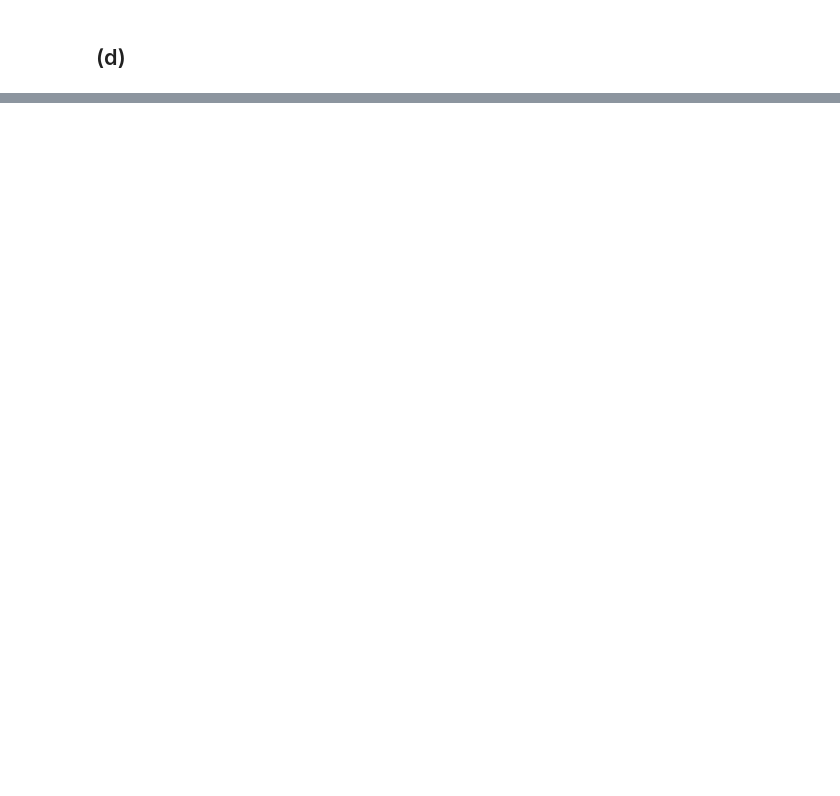
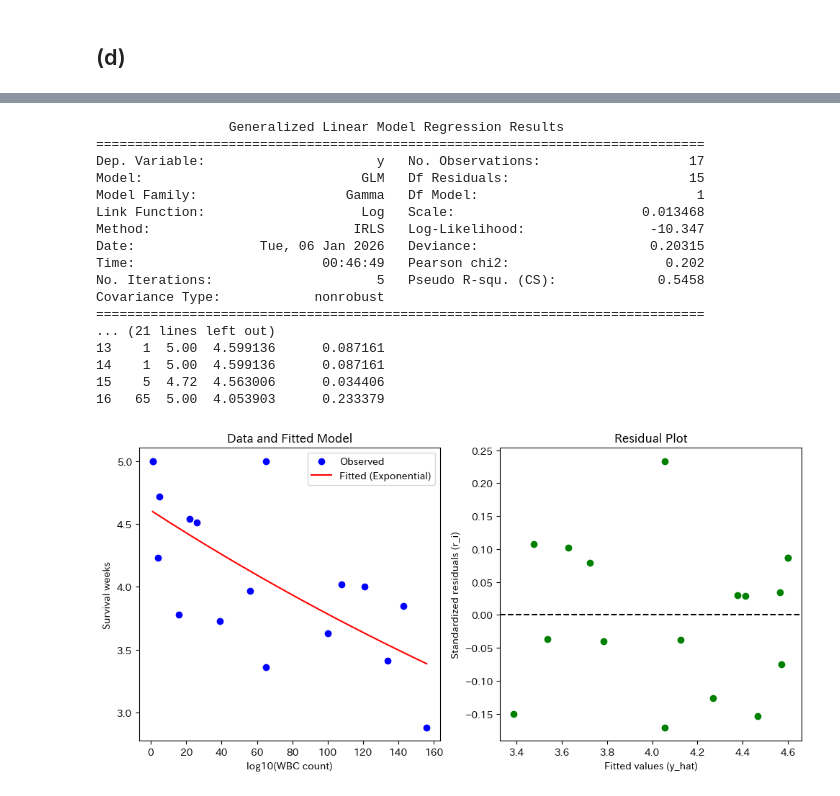
Before and after one commit to fesibisyatta/introduction-to-glm, a Jupyter notebook: 第4章/演習問題4.1.ipynb, the cells around one changed output, grey strips where cells are left out. Drawn from its saved outputs; the diff is of its cells as text; code cells hidden in the pictures; blank space fills up the shorter version.

```diff
--- a/第4章/演習問題4.1.ipynb
+++ b/第4章/演習問題4.1.ipynb
@@ -110,0 +183,74 @@ print(
+# %%
+import numpy as np
+import pandas as pd
+import statsmodels.api as sm
+import matplotlib.pyplot as plt
+
+# 1. データの入力
+# x: log10(白血球数), y: 生存週数
+data = {
+    'x': [65, 156, 100, 134, 16, 108, 121, 4, 39, 143, 56, 26, 22, 1, 1, 5, 65],
+    'y': [3.36, 2.88, 3.63, 3.41, 3.78, 4.02, 4.00, 4.23, 3.73, 3.85, 3.97, 4.51, 4.54, 5.00, 5.00, 4.72, 5.00]
+}
+df = pd.DataFrame(data)
+
+# 2. モデルの構築 (b, c)
+# E(Y) = exp(beta1 + beta2 * x) -> Log Link
+X = sm.add_constant(df['x'])  # 切片項の追加
+# 指数分布はガンマ分布の特殊例として扱う
+model = sm.GLM(df['y'], X, family=sm.families.Gamma(link=sm.families.links.Log()))
+results = model.fit()
+
+# 3. 結果の出力
+print(results.summary())
+
+# 4. 適合値と標準化残差の計算 (d)
+df['y_hat'] = results.predict(X)
+df['std_residual'] = (df['y'] - df['y_hat']) / df['y_hat']
+
+print("\n--- 適合値と標準化残差 (一部) ---")
+print(df[['x', 'y', 'y_hat', 'std_residual']])
+
+# 5. 可視化
+plt.figure(figsize=(10, 5))
+
+# プロット1: データと適合曲線
+plt.subplot(1, 2, 1)
+plt.scatter(df['x'], df['y'], color='blue', label='Observed')
+x_range = np.linspace(df['x'].min(), df['x'].max(), 100)
+y_pred = np.exp(results.params[0] + results.params[1] * x_range)
+plt.plot(x_range, y_pred, color='red', label='Fitted (Exponential)')
+plt.xlabel('log10(WBC count)')
+plt.ylabel('Survival weeks')
+plt.title('Data and Fitted Model')
+plt.legend()
+
+# プロット2: 標準化残差の確認
+plt.subplot(1, 2, 2)
+plt.scatter(df['y_hat'], df['std_residual'], color='green')
+plt.axhline(y=0, color='black', linestyle='--')
+plt.xlabel('Fitted values (y_hat)')
+plt.ylabel('Standardized residuals (r_i)')
+plt.title('Residual Plot')
+
+plt.tight_layout()
+plt.show()
+# %% [output]
+                 Generalized Linear Model Regression Results
+==============================================================================
+Dep. Variable:                      y   No. Observations:                   17
+Model:                            GLM   Df Residuals:                       15
+Model Family:                   Gamma   Df Model:                            1
+Link Function:                    Log   Scale:                        0.013468
+Method:                          IRLS   Log-Likelihood:                -10.347
+Date:                Tue, 06 Jan 2026   Deviance:                      0.20315
+Time:                        00:46:49   Pearson chi2:                    0.202
+No. Iterations:                     5   Pseudo R-squ. (CS):             0.5458
+Covariance Type:            nonrobust
+==============================================================================
+... (21 lines left out)
+13    1  5.00  4.599136      0.087161
+14    1  5.00  4.599136      0.087161
+15    5  4.72  4.563006      0.034406
+16   65  5.00  4.053903      0.233379
+[figure, added]
```
Also changed, not shown: parts of 15 cells of this notebook, 38 other files.
